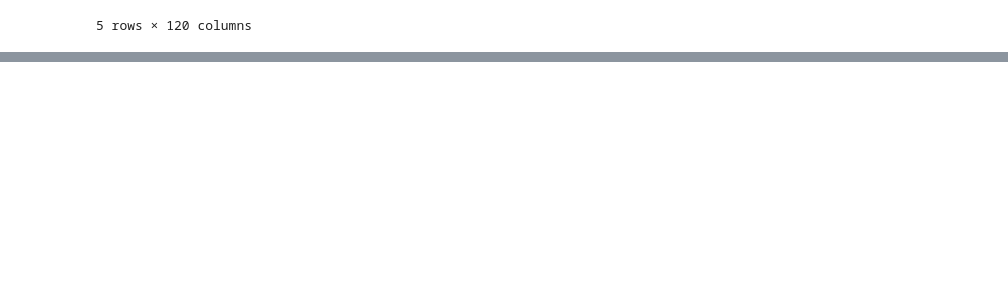
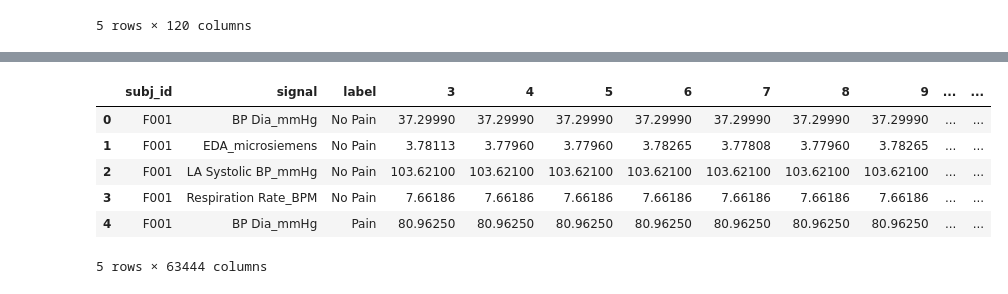
Before and after one commit to paabram/Affective-Computing, a Jupyter notebook: P2/explore.ipynb, the cells around one changed output, grey strips where cells are left out. Saved outputs shown, nothing was run; the diff lists cells and outputs as text; code cells hidden in the pictures; blank space fills up the shorter version.

```diff
--- a/P2/explore.ipynb
+++ b/P2/explore.ipynb
@@ -94,0 +94,12 @@ Name: 8, Length: 51304, dtype: object
+# %%
+# actual data stuff starts here
+df_named = df.rename(columns={0:'subj_id', 1:'signal', 2:'label'}) # rename columns
+df_named.head()
+# %% [output]
+|  | subj_id | signal | label | 3 | 4 | 5 | 6 | 7 | 8 | 9 | ... | ... |
+| 0 | F001 | BP Dia_mmHg | No Pain | 37.29990 | 37.29990 | 37.29990 | 37.29990 | 37.29990 | 37.29990 | 37.29990 | ... | ... |
+| 1 | F001 | EDA_microsiemens | No Pain | 3.78113 | 3.77960 | 3.77960 | 3.78265 | 3.77808 | 3.77960 | 3.78265 | ... | ... |
+| 2 | F001 | LA Systolic BP_mmHg | No Pain | 103.62100 | 103.62100 | 103.62100 | 103.62100 | 103.62100 | 103.62100 | 103.62100 | ... | ... |
+| 3 | F001 | Respiration Rate_BPM | No Pain | 7.66186 | 7.66186 | 7.66186 | 7.66186 | 7.66186 | 7.66186 | 7.66186 | ... | ... |
+| 4 | F001 | BP Dia_mmHg | Pain | 80.96250 | 80.96250 | 80.96250 | 80.96250 | 80.96250 | 80.96250 | 80.96250 | ... | ... |
+5 rows × 63444 columns
```
Also changed, not shown: parts of 11 cells of this notebook, 3 other files.
